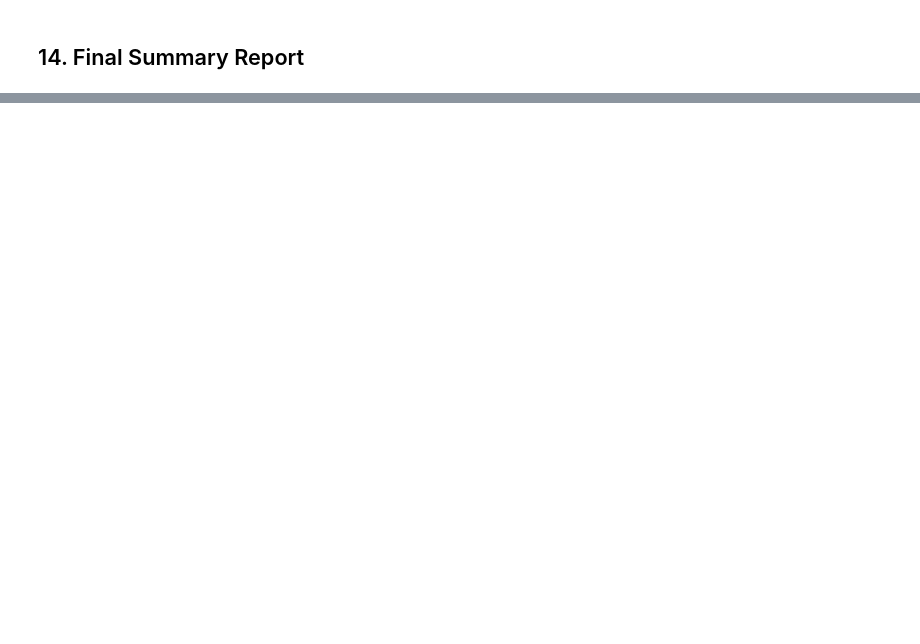
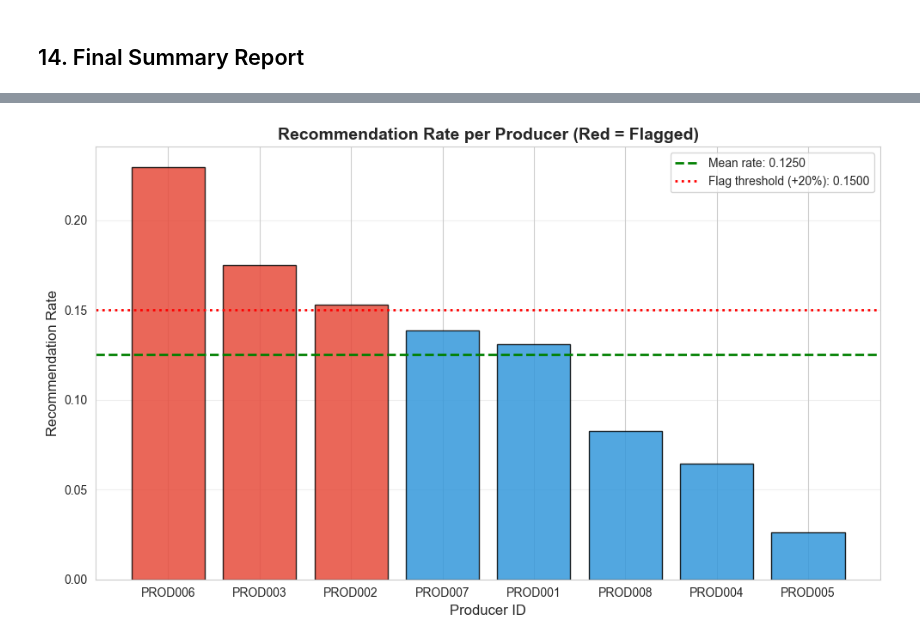
Before and after one commit to Mohamed-Elkiky/UFCFUR-15-3---Advanced-artificial-intelligence, a Jupyter notebook: task1_purchase_prediction/notebooks/03_evaluation.ipynb, the cells around one changed output, grey strips where cells are left out. Cells and saved outputs as stored; diff of their text form; code cells hidden in the pictures; blank space fills up the shorter version.

```diff
--- a/task1_purchase_prediction/notebooks/03_evaluation.ipynb
+++ b/task1_purchase_prediction/notebooks/03_evaluation.ipynb
@@ -555,0 +563,13 @@ Overall Performance:
+# %%
+from evaluate import bias_audit, build_predictions_df, print_bias_audit
+
+predictions_df = build_predictions_df(
+    model_path=MODEL_PATH,
+    orders_path=ORDERS_PATH,
+    products_path=PRODUCTS_PATH,
+    test_size=0.2,
+    random_state=42,
+)
+
+print(f"Predictions dataframe shape: {predictions_df.shape}")
+predictions_df.head()
@@ -555,0 +584,6 @@ Overall Performance:
+# %%
+audit_result = bias_audit(predictions_df)
+print_bias_audit(audit_result)
+
+per_producer = audit_result["per_producer"]
+per_producer
@@ -555,0 +617,45 @@ Overall Performance:
+# %%
+fig, ax = plt.subplots(figsize=(10, 6))
+
+colors = ["#e74c3c" if flagged else "#3498db"
+          for flagged in per_producer["flagged"]]
+
+ax.bar(
+    per_producer["producer_id"],
+    per_producer["recommendation_rate"],
+    color=colors,
+    edgecolor="black",
+    alpha=0.85,
+)
+
+mean_rate = audit_result["mean_recommendation_rate"]
+threshold = audit_result["flag_threshold"]
+
+ax.axhline(
+    mean_rate,
+    color="green",
+    linestyle="--",
+    linewidth=2,
+    label=f"Mean rate: {mean_rate:.4f}",
+)
+ax.axhline(
+    threshold,
+    color="red",
+    linestyle=":",
+    linewidth=2,
+    label=f"Flag threshold (+20%): {threshold:.4f}",
+)
+
+ax.set_xlabel("Producer ID", fontsize=12)
+ax.set_ylabel("Recommendation Rate", fontsize=12)
+ax.set_title(
+    "Recommendation Rate per Producer (Red = Flagged)",
+    fontsize=14,
+    fontweight="bold",
+)
+ax.legend(loc="upper right")
+ax.grid(alpha=0.3, axis="y")
+plt.tight_layout()
+plt.show()
+# %% [output]
+[figure, added]
```
Also changed, not shown: parts of 17 cells of this notebook, 3 other files.
